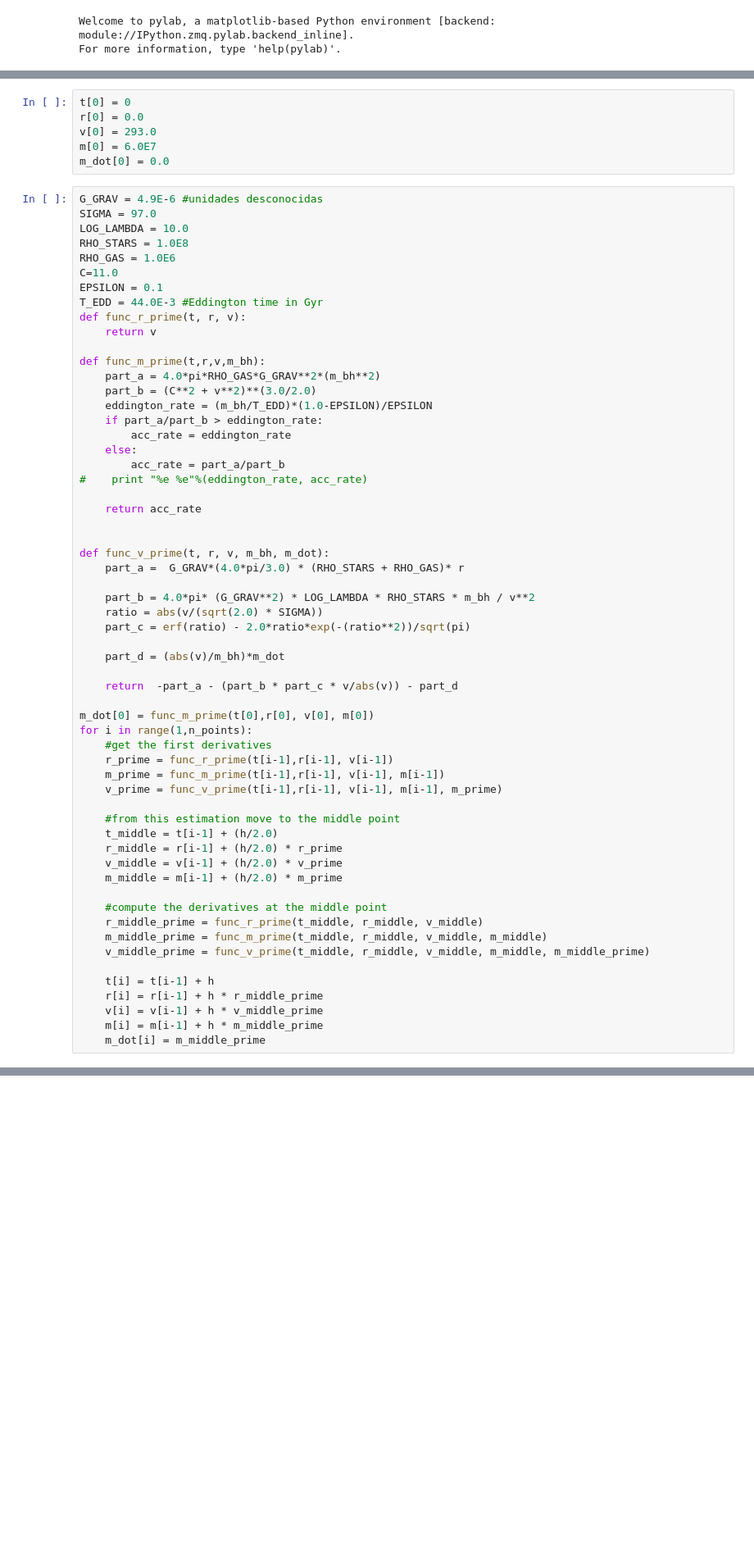
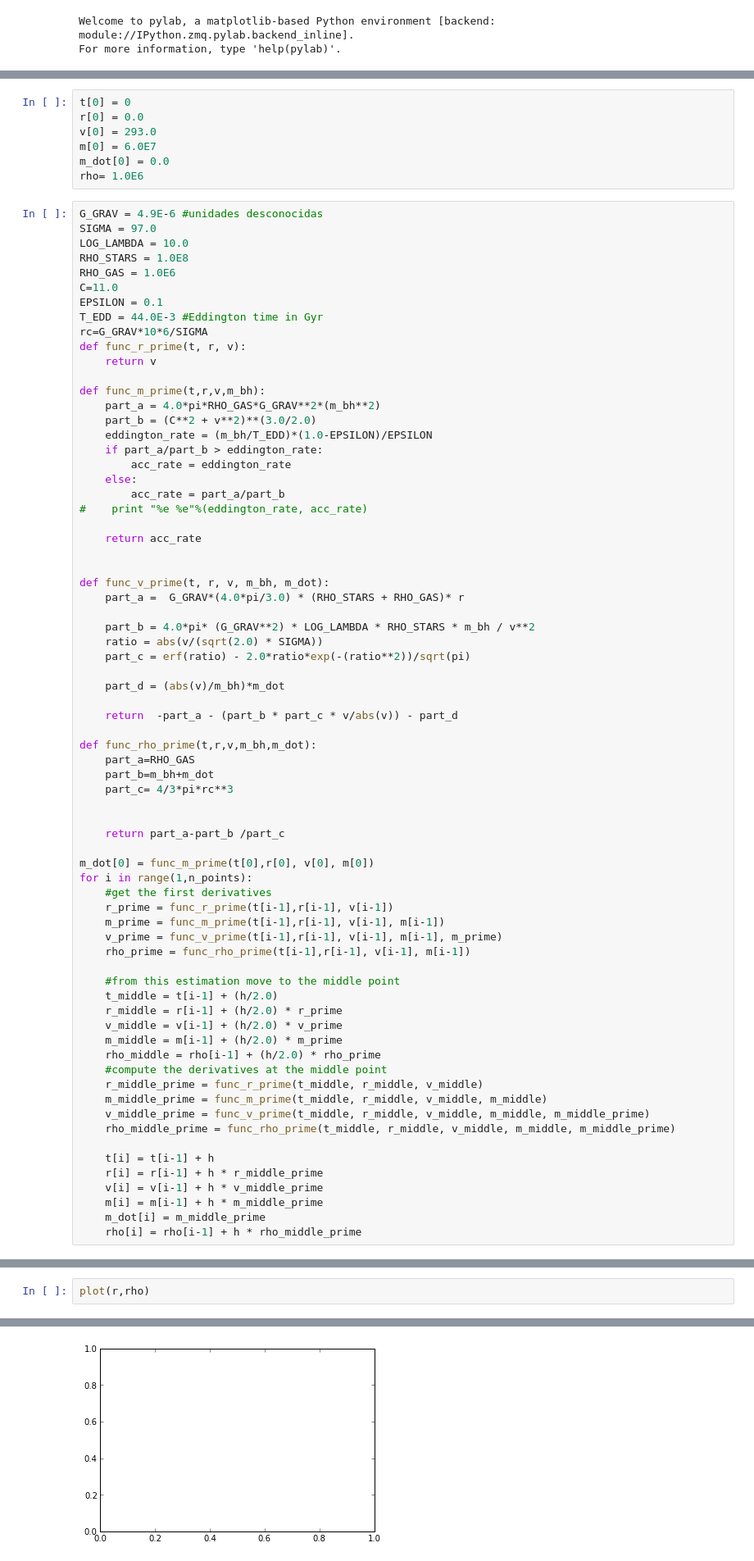
Before and after one commit to MariaFda/BlackHole, a Jupyter notebook: code/ED.ipynb, the cells around one changed output, grey strips where cells are left out. Shown: that part at 82% size. Drawn from its saved outputs; the diff is of its cells as text; blank space fills up the shorter version.

```diff
--- a/code/ED.ipynb
+++ b/code/ED.ipynb
@@ -18,6 +19,7 @@ r[0] = 0.0
 v[0] = 293.0
 m[0] = 6.0E7
 m_dot[0] = 0.0
+rho= 1.0E6
 # %%
 G_GRAV = 4.9E-6 #unidades desconocidas
 SIGMA = 97.0
@@ -27,6 +29,7 @@ RHO_GAS = 1.0E6
 C=11.0
 EPSILON = 0.1
 T_EDD = 44.0E-3 #Eddington time in Gyr
+rc=G_GRAV*10*6/SIGMA
 def func_r_prime(t, r, v):
     return v
 
@@ -54,26 +57,37 @@ def func_v_prime(t, r, v, m_bh, m_dot):
 
     return  -part_a - (part_b * part_c * v/abs(v)) - part_d
 
+def func_rho_prime(t,r,v,m_bh,m_dot):
+    part_a=RHO_GAS
+    part_b=m_bh+m_dot
+    part_c= 4/3*pi*rc**3
+
+
+    return part_a-part_b /part_c
+
 m_dot[0] = func_m_prime(t[0],r[0], v[0], m[0])
 for i in range(1,n_points):
     #get the first derivatives
     r_prime = func_r_prime(t[i-1],r[i-1], v[i-1])
     m_prime = func_m_prime(t[i-1],r[i-1], v[i-1], m[i-1])
     v_prime = func_v_prime(t[i-1],r[i-1], v[i-1], m[i-1], m_prime)
+    rho_prime = func_rho_prime(t[i-1],r[i-1], v[i-1], m[i-1])
 
     #from this estimation move to the middle point
     t_middle = t[i-1] + (h/2.0)
     r_middle = r[i-1] + (h/2.0) * r_prime
     v_middle = v[i-1] + (h/2.0) * v_prime
     m_middle = m[i-1] + (h/2.0) * m_prime
-
+    rho_middle = rho[i-1] + (h/2.0) * rho_prime
     #compute the derivatives at the middle point
     r_middle_prime = func_r_prime(t_middle, r_middle, v_middle)
     m_middle_prime = func_m_prime(t_middle, r_middle, v_middle, m_middle)
     v_middle_prime = func_v_prime(t_middle, r_middle, v_middle, m_middle, m_middle_prime)
+    rho_middle_prime = func_rho_prime(t_middle, r_middle, v_middle, m_middle, m_middle_prime)
 
     t[i] = t[i-1] + h
     r[i] = r[i-1] + h * r_middle_prime
     v[i] = v[i-1] + h * v_middle_prime
     m[i] = m[i-1] + h * m_middle_prime
     m_dot[i] = m_middle_prime
+    rho[i] = rho[i-1] + h * rho_middle_prime
@@ -100,3 +116,6 @@ plot(t, log10(m))
 # %% [output]
 [<matplotlib.lines.Line2D at 0x...>]
 [figure]
+# %%
+plot(r,rho)
+# %% [output]
@@ -102,0 +123 @@ plot(t, log10(m))
+[figure, added]
```
Also changed, not shown: parts of 4 cells of this notebook.
